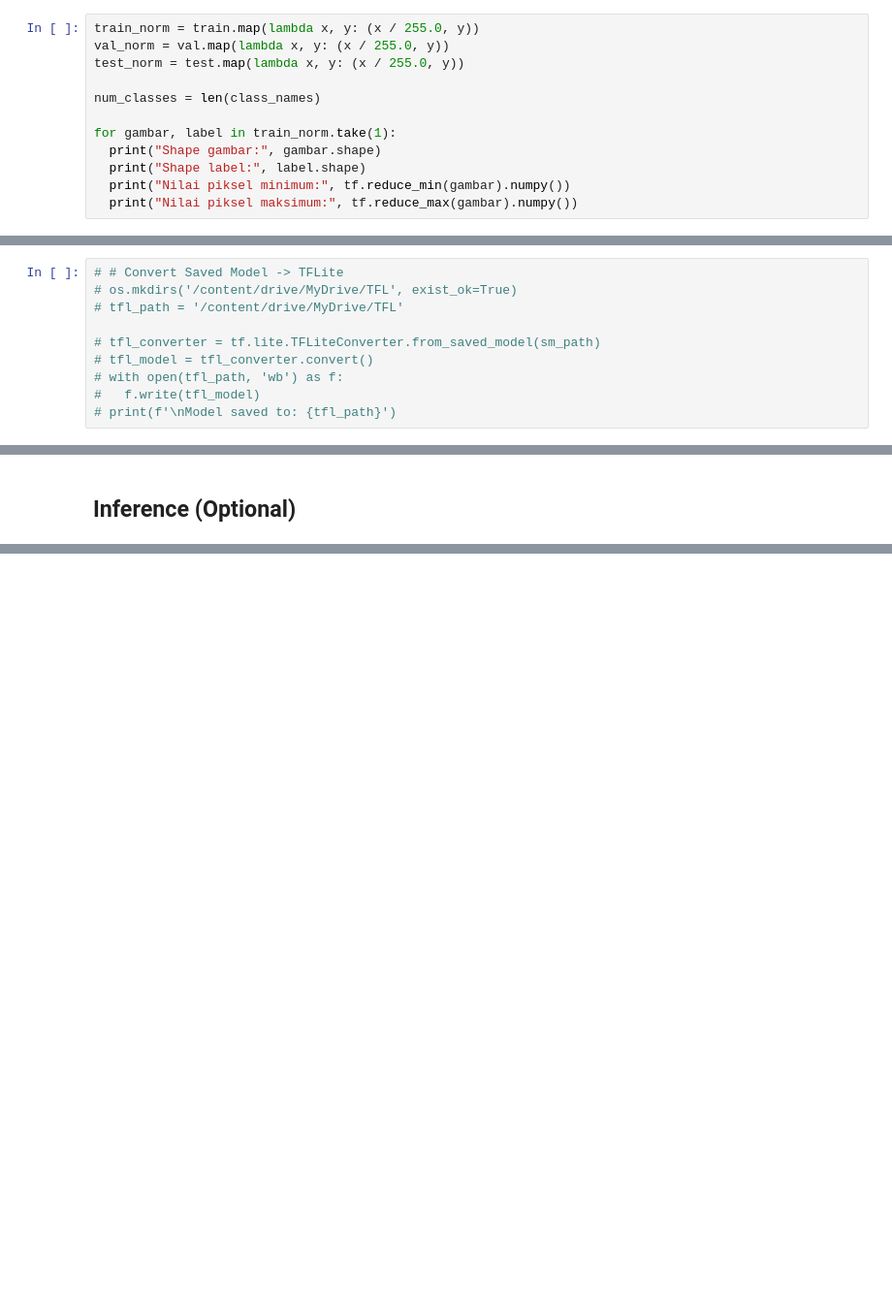
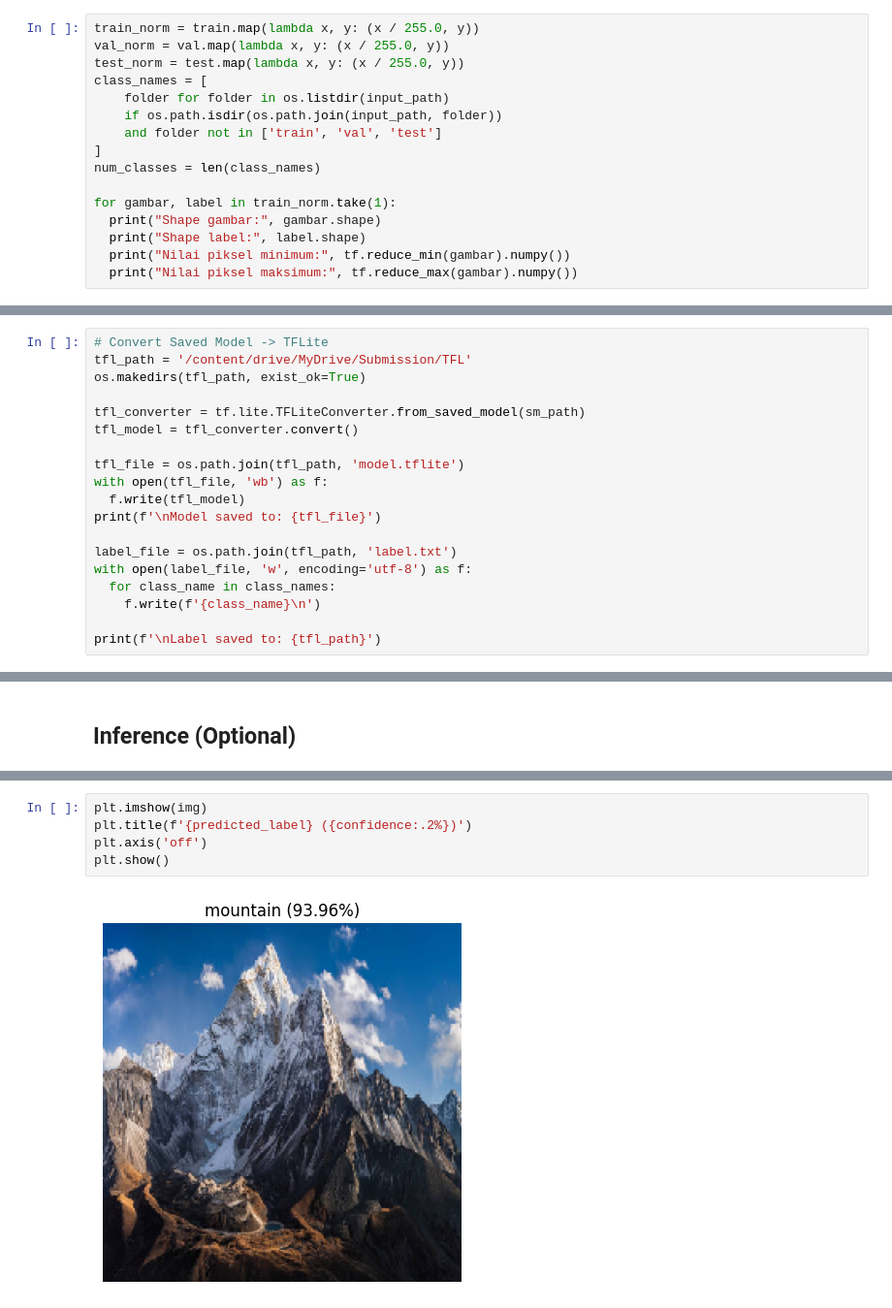
Before and after one commit to alifrijal/Portofolio, a Jupyter notebook: Image_Classification/Image_Classification_M_Alif.ipynb, the cells around one changed output, grey strips where cells are left out. Shown at 97% size. Cells and saved outputs as stored; diff of their text form; blank space fills up the shorter version.

```diff
--- a/Image_Classification/Image_Classification_M_Alif.ipynb
+++ b/Image_Classification/Image_Classification_M_Alif.ipynb
@@ -179,7 +174,11 @@ plt.show()
 train_norm = train.map(lambda x, y: (x / 255.0, y))
 val_norm = val.map(lambda x, y: (x / 255.0, y))
 test_norm = test.map(lambda x, y: (x / 255.0, y))
-
+class_names = [
+    folder for folder in os.listdir(input_path)
+    if os.path.isdir(os.path.join(input_path, folder))
+    and folder not in ['train', 'val', 'test']
+]
 num_classes = len(class_names)
 
 for gambar, label in train_norm.take(1):
@@ -363,10 +411,19 @@ plt.show()
 # %%
-# # Convert Saved Model -> TFLite
-# os.mkdirs('/content/drive/MyDrive/TFL', exist_ok=True)
-# tfl_path = '/content/drive/MyDrive/TFL'
+# Convert Saved Model -> TFLite
+tfl_path = '/content/drive/MyDrive/Submission/TFL'
+os.makedirs(tfl_path, exist_ok=True)
 
-# tfl_converter = tf.lite.TFLiteConverter.from_saved_model(sm_path)
-# tfl_model = tfl_converter.convert()
-# with open(tfl_path, 'wb') as f:
-#   f.write(tfl_model)
-# print(f'\nModel saved to: {tfl_path}')
+tfl_converter = tf.lite.TFLiteConverter.from_saved_model(sm_path)
+tfl_model = tfl_converter.convert()
+
+tfl_file = os.path.join(tfl_path, 'model.tflite')
+with open(tfl_file, 'wb') as f:
+  f.write(tfl_model)
+print(f'\nModel saved to: {tfl_file}')
+
+label_file = os.path.join(tfl_path, 'label.txt')
+with open(label_file, 'w', encoding='utf-8') as f:
+  for class_name in class_names:
+    f.write(f'{class_name}\n')
+
+print(f'\nLabel saved to: {tfl_path}')
@@ -381,0 +496,7 @@ plt.show()
+# %%
+plt.imshow(img)
+plt.title(f'{predicted_label} ({confidence:.2%})')
+plt.axis('off')
+plt.show()
+# %% [output]
+[figure, added]
```
Also changed, not shown: parts of 11 cells of this notebook.
